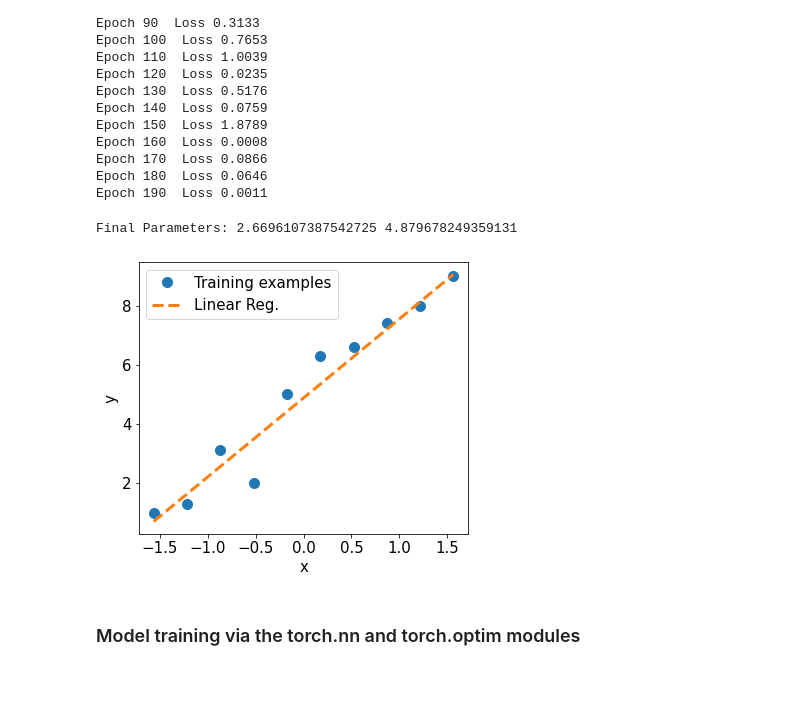
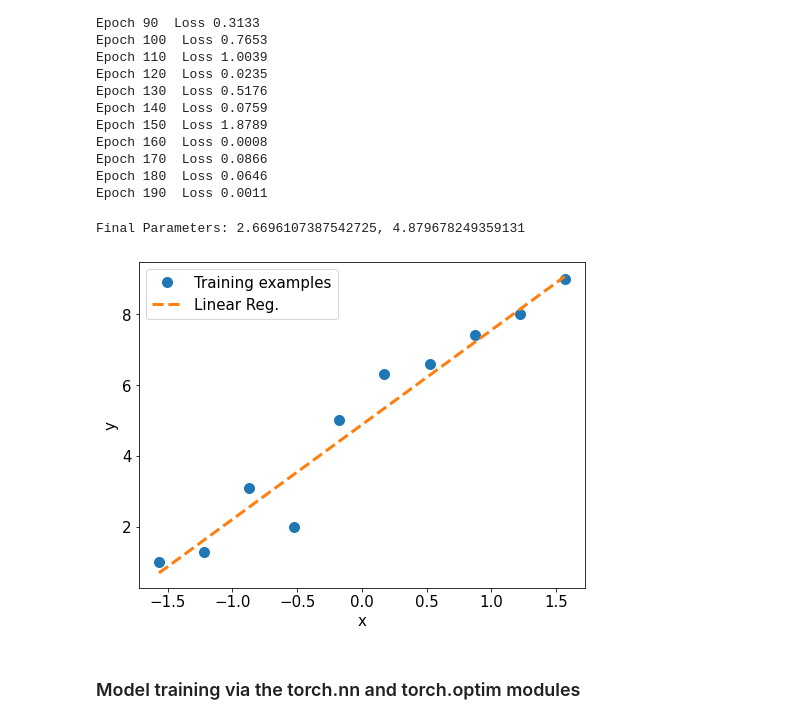
Before and after one commit to gitony0101/blog-stats-tony, a Jupyter notebook: pytorch/1-intro-pytorch.ipynb, the cells around one changed output. Cells and saved outputs as stored; diff of their text form; code cells hidden in the pictures; blank space fills up the shorter version.

```diff
--- a/pytorch/1-intro-pytorch.ipynb
+++ b/pytorch/1-intro-pytorch.ipynb
@@ -559,27 +538,27 @@ Epoch 170  Loss 0.0866
 Epoch 180  Loss 0.0646
 Epoch 190  Loss 0.0011
 # %%
-print('Final Parameters:', weight.item(), bias.item())
+print(f'Final Parameters: {weight.item()}, {bias.item()}')
 
 X_test = np.linspace(0, 9, num=100, dtype='float32').reshape(-1, 1)
 X_test_norm = (X_test - np.mean(X_train)) / np.std(X_train)
 X_test_norm = torch.from_numpy(X_test_norm)
 y_pred = model(X_test_norm).detach().numpy()
 
-fig = plt.figure(figsize=(13, 5))
-ax = fig.add_subplot(1, 2, 1)
-plt.plot(X_train_norm, y_train, 'o', markersize=10)
-plt.plot(X_test_norm, y_pred, '--', lw=3)
-plt.legend(['Training examples', 'Linear Reg.'], fontsize=15)
+_, ax = plt.subplots(figsize=(8, 6))
+
+ax.plot(X_train_norm, y_train, 'o', markersize=10)
+ax.plot(X_test_norm, y_pred, '--', lw=3)
+ax.legend(['Training examples', 'Linear Reg.'], fontsize=15)
 ax.set_xlabel('x', size=15)
 ax.set_ylabel('y', size=15)
 ax.tick_params(axis='both', which='major', labelsize=15)
 
 # plt.savefig('figures/1-07.png')
 plt.show()
 # %% [output]
-Final Parameters: 2.6696107387542725 4.879678249359131
+Final Parameters: 2.6696107387542725, 4.879678249359131
-[figure, old version]
+[figure, new version]
 # %% [markdown]
 ### Model training via the torch.nn and torch.optim modules
 # %%
```
Also changed, not shown: parts of 16 cells of this notebook, 2 other files.
